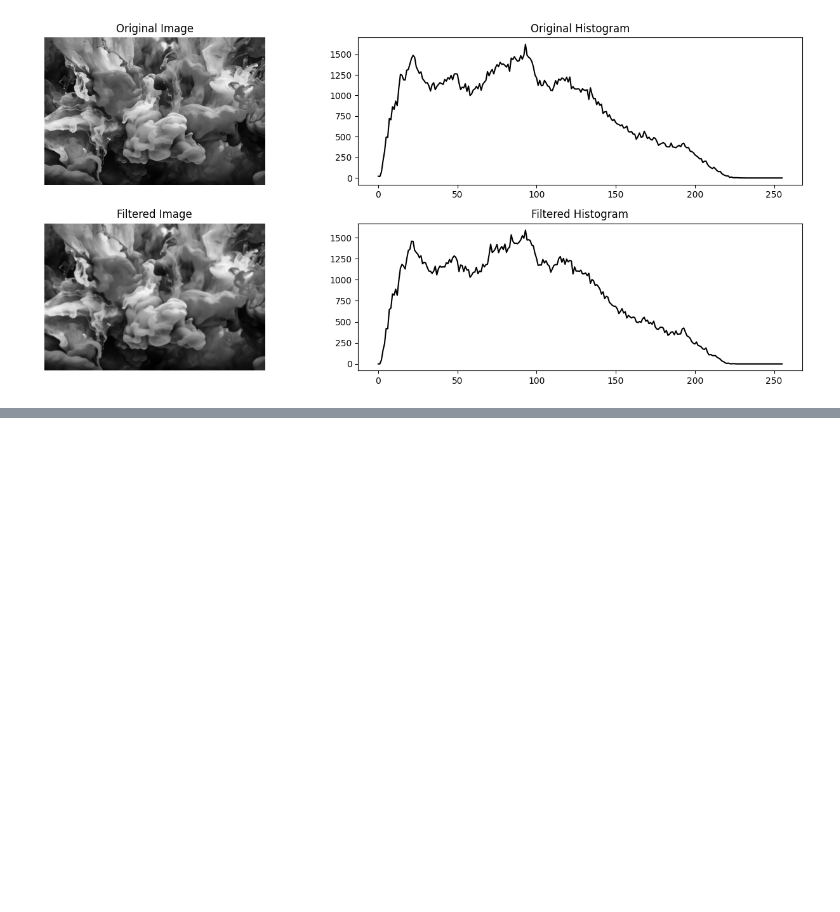
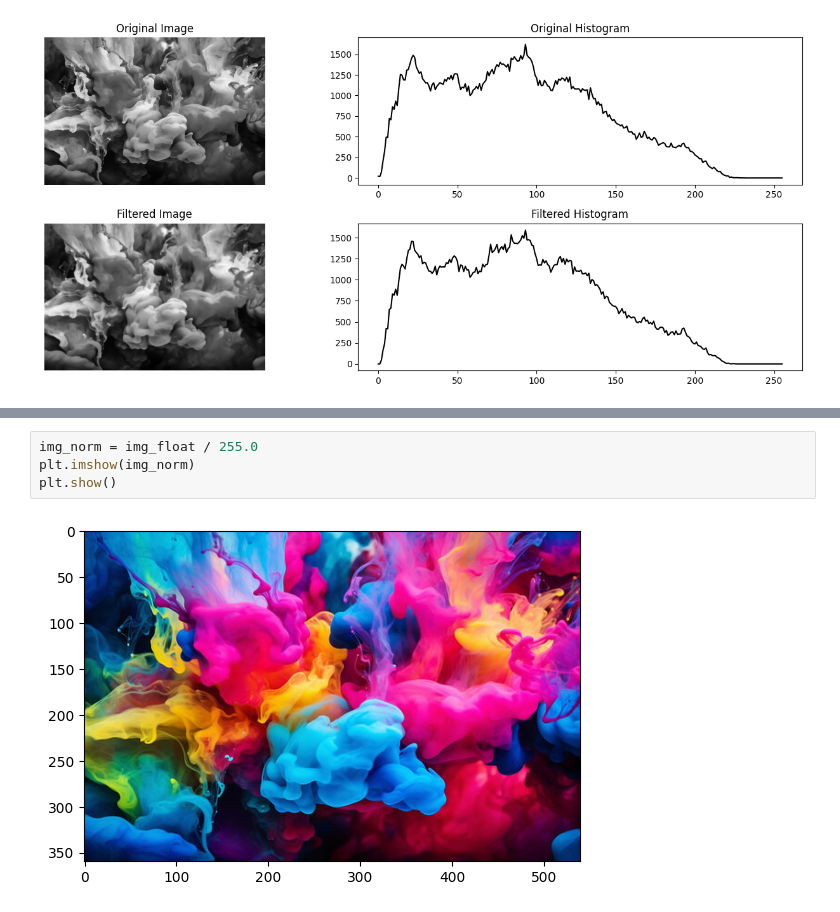
Before and after one commit to thevkp/Spatial-Filtering, a Jupyter notebook: intro.ipynb, the cells around one changed output, grey strips where cells are left out. Drawn from its saved outputs; the diff is of its cells as text; blank space fills up the shorter version.

```diff
--- a/intro.ipynb
+++ b/intro.ipynb
@@ -245,0 +252,6 @@ plt.show()
+# %%
+img_norm = img_float / 255.0
+plt.imshow(img_norm)
+plt.show()
+# %% [output]
+[figure, added]
```
Also changed, not shown: parts of 2 cells of this notebook.
